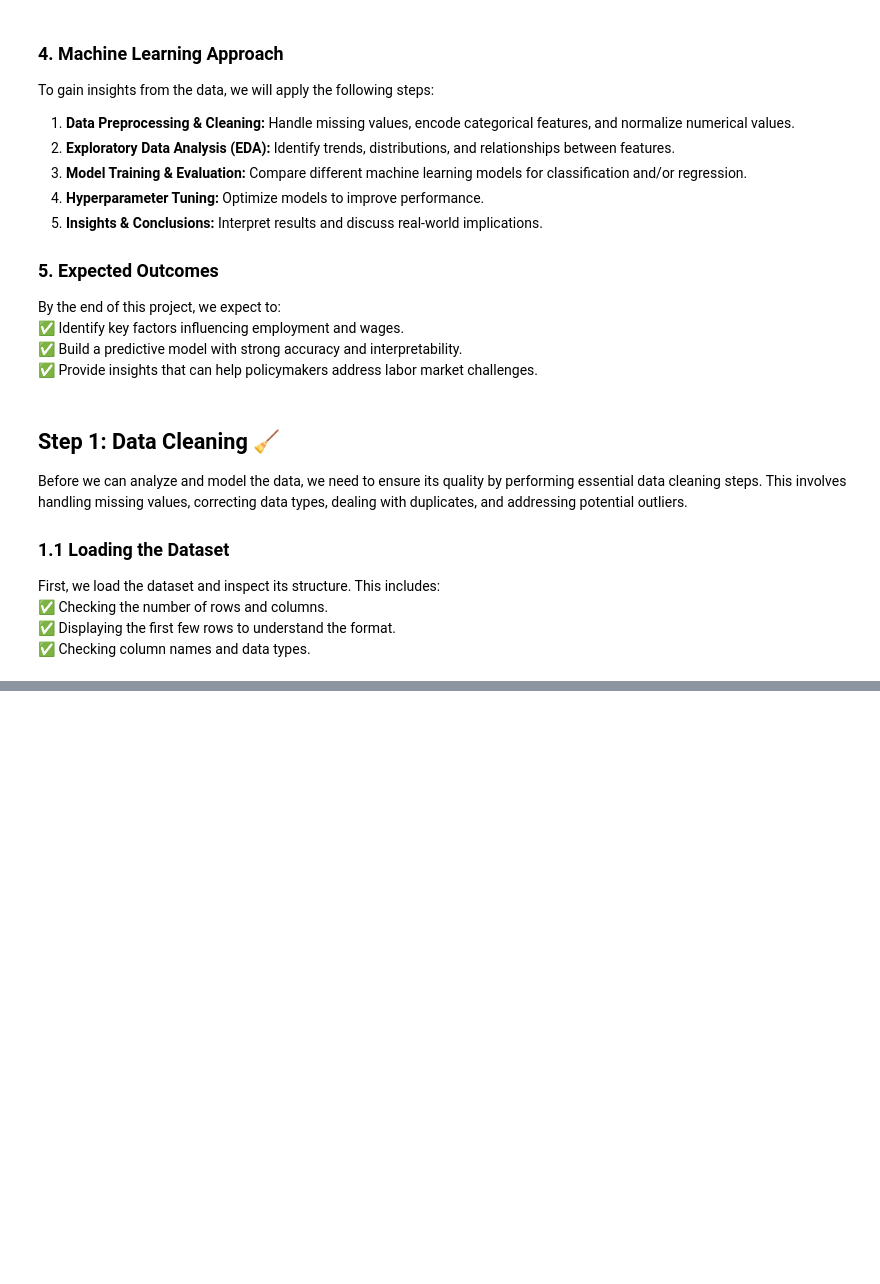
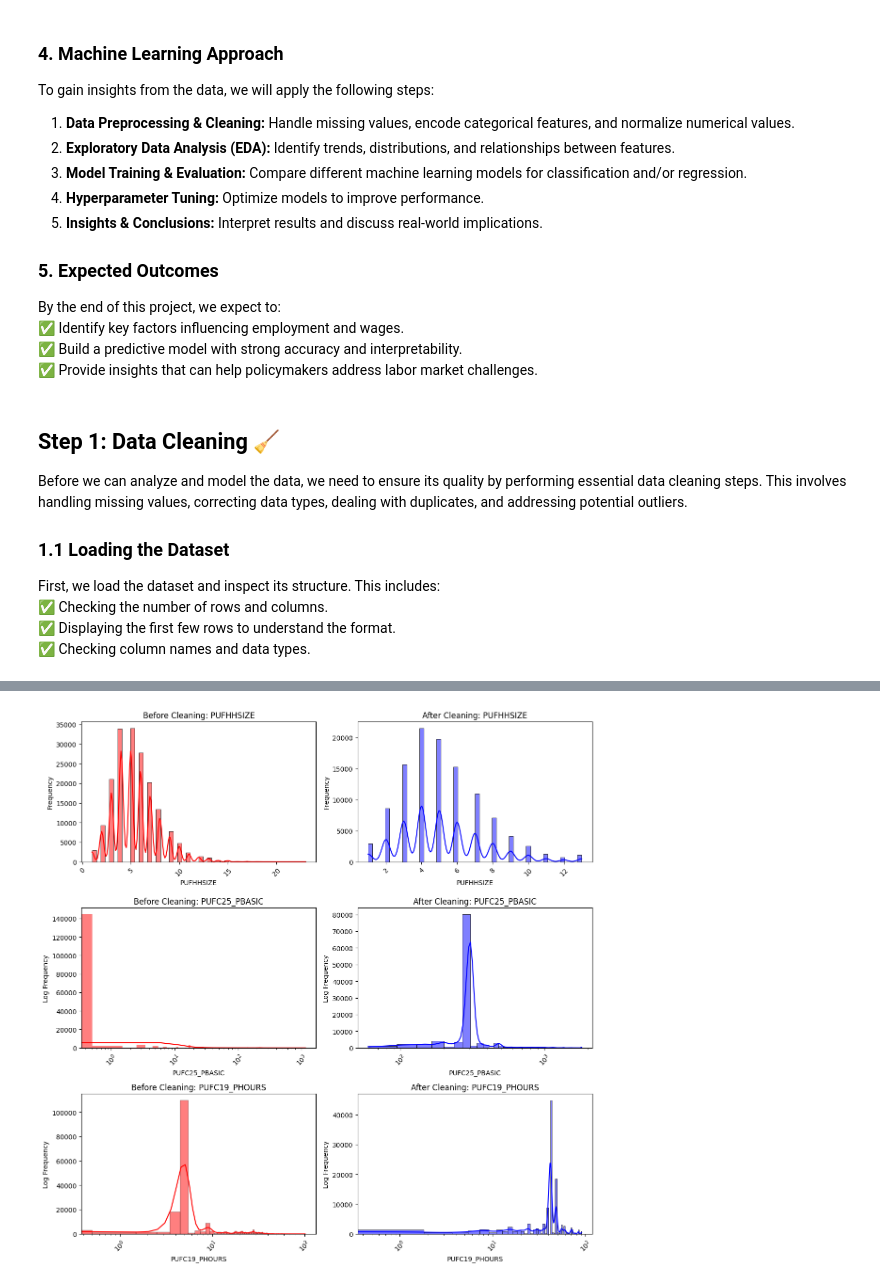
Before and after one commit to prynetopg777/MP-FOR-STINTSY, a Jupyter notebook: MPSTINTSY.ipynb, the cells around one changed output, grey strips where cells are left out. Cells and saved outputs as stored; diff of their text form; code cells hidden in the pictures; blank space fills up the shorter version.

```diff
--- a/MPSTINTSY.ipynb
+++ b/MPSTINTSY.ipynb
@@ -55,0 +319,3 @@ df.head()
+# %%
+for col in df.select_dtypes(include=["object", "category"]):
+    print(f"{col}: {df[col].unique()}")
@@ -55,0 +432,2 @@ df.head()
+# %%
+df["PUFC19_PHOURS"].fillna(df["PUFC19_PHOURS"].median(), inplace=True)
@@ -55,0 +443,2 @@ df.head()
+# %%
+df["PUFC25_PBASIC"].fillna(df["PUFC25_PBASIC"].median(), inplace=True)
@@ -55,0 +458,12 @@ df.head()
+# %%
+from sklearn.preprocessing import LabelEncoder
+
+# Apply label encoding to categorical variables
+label_encoders = {}
+for col in categorical_cols:
+    le = LabelEncoder()
+    df[col] = le.fit_transform(df[col])
+    label_encoders[col] = le  # Store encoder for inverse transform if needed
+
+# Check encoded values
+print(df.head())
@@ -55,0 +488,36 @@ df.head()
+# %%
+import matplotlib.pyplot as plt
+import seaborn as sns
+
+# Columns to compare
+columns = ["PUFHHSIZE", "PUFC25_PBASIC", "PUFC19_PHOURS"]
+
+# Set up subplots
+fig, axes = plt.subplots(len(columns), 2, figsize=(12, len(columns) * 4))
+
+for i, column in enumerate(columns):
+    # Before Cleaning
+    sns.histplot(df_original[column], bins=50, kde=True, ax=axes[i, 0], color="red")
+    axes[i, 0].set_title(f"Before Cleaning: {column}")
+    axes[i, 0].set_xlabel(column)
+    axes[i, 0].set_ylabel("Frequency")
+    axes[i, 0].tick_params(axis="x", rotation=45)  # Rotate x-axis labels for readability
+
+    # After Cleaning
+    sns.histplot(df[column], bins=50, kde=True, ax=axes[i, 1], color="blue")
+    axes[i, 1].set_title(f"After Cleaning: {column}")
+    axes[i, 1].set_xlabel(column)
+    axes[i, 1].set_ylabel("Frequency")
+    axes[i, 1].tick_params(axis="x", rotation=45)
+
+    # Apply log scale for highly skewed data
+    if column in ["PUFC25_PBASIC", "PUFC19_PHOURS"]:
+        axes[i, 0].set_xscale("log")
+        axes[i, 1].set_xscale("log")
+        axes[i, 0].set_ylabel("Log Frequency")
+        axes[i, 1].set_ylabel("Log Frequency")
+
+plt.tight_layout()
+plt.show()
+# %% [output]
+[figure, added]
```
Also changed, not shown: parts of 32 cells of this notebook, 2 other files.
